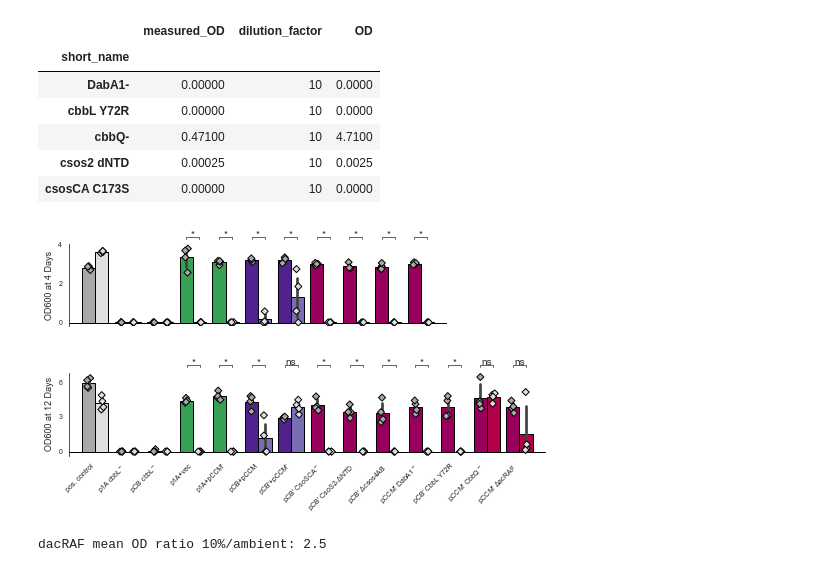
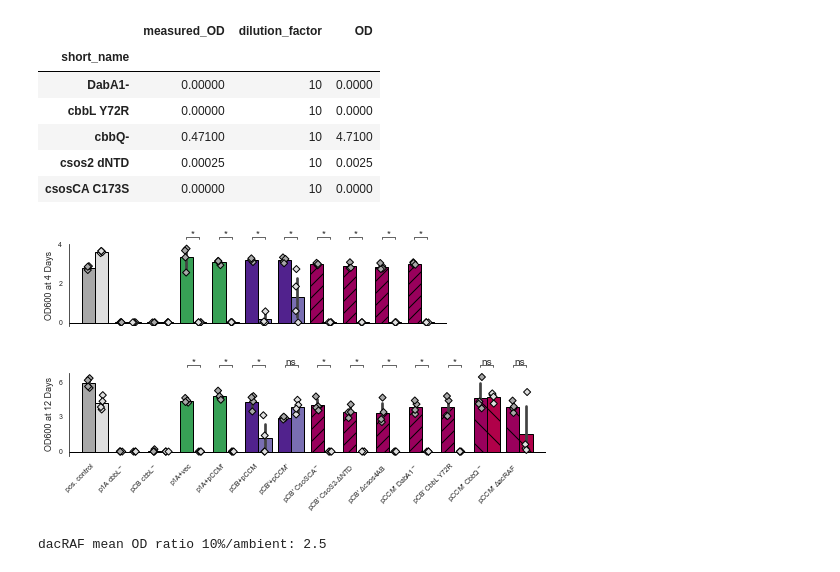
Before and after one commit to flamholz/carboxecoli, a Jupyter notebook: notebooks/Figure 4S1 CCM mutants endpoint.ipynb, the cells around one changed output. Drawn from its saved outputs; the diff is of its cells as text; code cells hidden in the pictures.

Commit message:
Small updates to figures - save in higher DPI, add hatches.

```diff
--- a/notebooks/Figure 4S1 CCM mutants endpoint.ipynb
+++ b/notebooks/Figure 4S1 CCM mutants endpoint.ipynb
@@ -63,6 +63,8 @@ neg_colors = (greys[3], greys[1])
 pos_colors = (greens[-3], greens[-5])
 exp_colors = (purples[-1], purples[-3])
 mut_colors = (reddish_purple, reddish)
+expected_mut_hatch = '//'
+unknown_mut_match = '\\'
 colormap = {'pos': neg_colors,
             'p1A K194M/AGFP': neg_colors,
             'full CCM K194M': neg_colors,
@@ -77,6 +79,13 @@ colormap = {'pos': neg_colors,
             'cbbL Y72R': mut_colors,
             'cbbQ-': mut_colors,
             'dacRAF': mut_colors}
+hatchmap = {'csosCA C173S': expected_mut_hatch,
+            'csos2 dNTD': expected_mut_hatch,
+            'dcsos4AB': expected_mut_hatch,
+            'DabA1-': expected_mut_hatch,
+            'cbbL Y72R': expected_mut_hatch,
+            'cbbQ-': unknown_mut_match,
+            'dacRAF': unknown_mut_match}
 hue_order = ['10% CO2', 'ambient']
 
 # 4 day experiment
@@ -87,11 +96,13 @@ order = ['pos', 'p1A K194M/AGFP', 'full CCM K194M',
          'full CCM pre', 'full CCM post',
          'csosCA C173S', 'csos2 dNTD', 'dcsos4AB', 'DabA1-', ]
 bar_colors = [colormap[o][0] for o in order] + [colormap[o][1] for o in order]
+bar_hatches = [hatchmap.get(o) for o in order]*2
 bars = sns.barplot(data=mo4d, x='short_name', y='OD', hue='condition',
                    order=order, hue_order=hue_order, ax=ax0,
                    edgecolor='k', linewidth=1)
-for c, bar in zip(bar_colors, bars.patches):
+for c, hatch, bar in zip(bar_colors, bar_hatches, bars.patches):
     bar.set_color(c)
+    bar.set_hatch(hatch)
     bar.set_edgecolor('k')
 
 hue_pal = {'ambient': greys[1], '10% CO2': greys[3]}
@@ -153,45 +164,47 @@ ticknames = ['pos. control',
              "pCCM' $\Delta$acRAF"]
 
 bar_colors = [colormap[o][0] for o in order] + [colormap[o][1] for o in order]
+bar_hatches = [hatchmap.get(o) for o in order]*2
 bars = sns.barplot(data=mo12d, x='short_name', y='OD', hue='condition',
                    order=order, hue_order=hue_order, ax=ax2,
                    edgecolor='k', linewidth=1)
-for c, bar in zip(bar_colors, bars.patches):
+for c, hatch, bar in zip(bar_colors, bar_hatches, bars.patches):
     bar.set_color(c)
+    bar.set_hatch(hatch)
     bar.set_edgecolor('k')
 
 hue_pal = {'ambient': greys[1], '10% CO2': greys[3]}
 sns.stripplot(data=mo12d, x='short_name', y='OD', hue='condition',
               order=order, hue_order=hue_order, ax=ax2,
               marker='D', dodge=0.5, palette=hue_pal, edgecolor='k', linewidth=1)
 
 # One-sided nonparametric test with no multiple testing correction as above.
 pairs = [((name, '10% CO2'), (name, 'ambient')) for name in order[3:]]
 test_results = add_stat_annotation(ax2, data=mo12d, x='short_name', y='OD', order=order,
                                    hue='condition', hue_order=hue_order,
                                    box_pairs=pairs,
                                    test='Mann-Whitney-gt',
                                    comparisons_correction=None,
                                    text_format='star', text_offset=-2,
                                    line_height=0.02, line_offset=0.08, linewidth=0.75,
                                    loc='outside', verbose=0)
 
 plt.axhline(0, lw=1, c='k')
 
 plt.legend().set_visible(False)
 plt.xticks(np.arange(len(ticknames)), ticknames, rotation=45, fontsize=7, ha='right')
 plt.yticks(np.arange(0, 6.1, 3.0), fontsize=7)
 plt.xlabel('')
 plt.ylabel('OD600 at 12 Days', fontsize=9)
 plt.ylim(-0.35, 6.8)
 plt.xlim(-0.8, 13.8)
 sns.despine(bottom=True)
 
 plt.tight_layout(h_pad=3)
-plt.savefig('fig4/fig4S1.png')
+plt.savefig('fig4/fig4S1.png', dpi=300)
 plt.show()
 # %% [output]
-[figure, old version]
+[figure, new version]
 # %%
 # Calculate mean effect size for dacRAF
 means_12day = mo12d.groupby(['short_name', 'condition']).mean()
```
Also changed, not shown: 3 other files.
